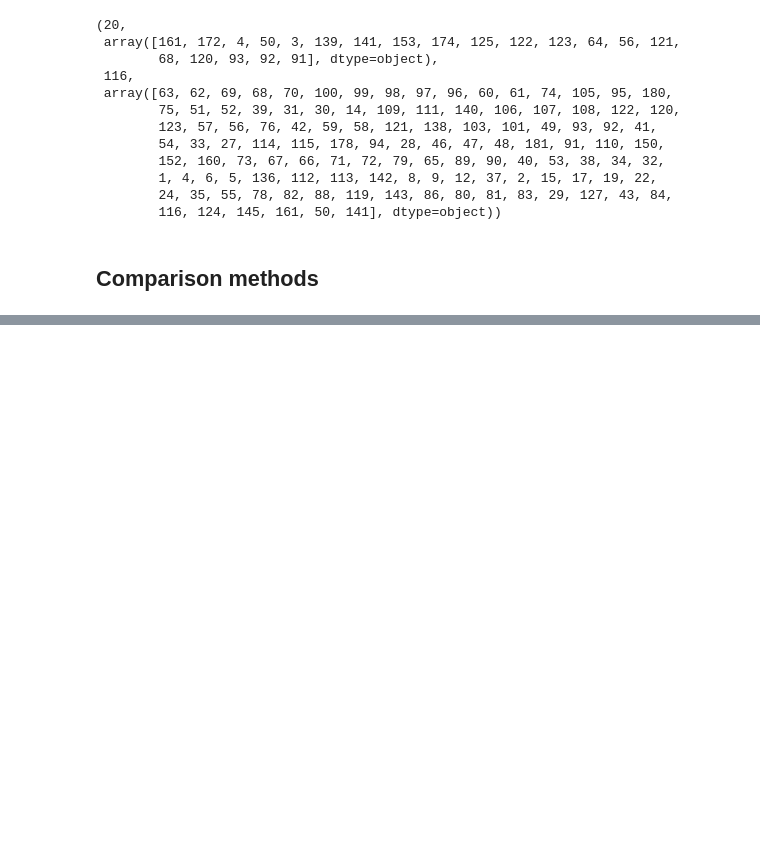
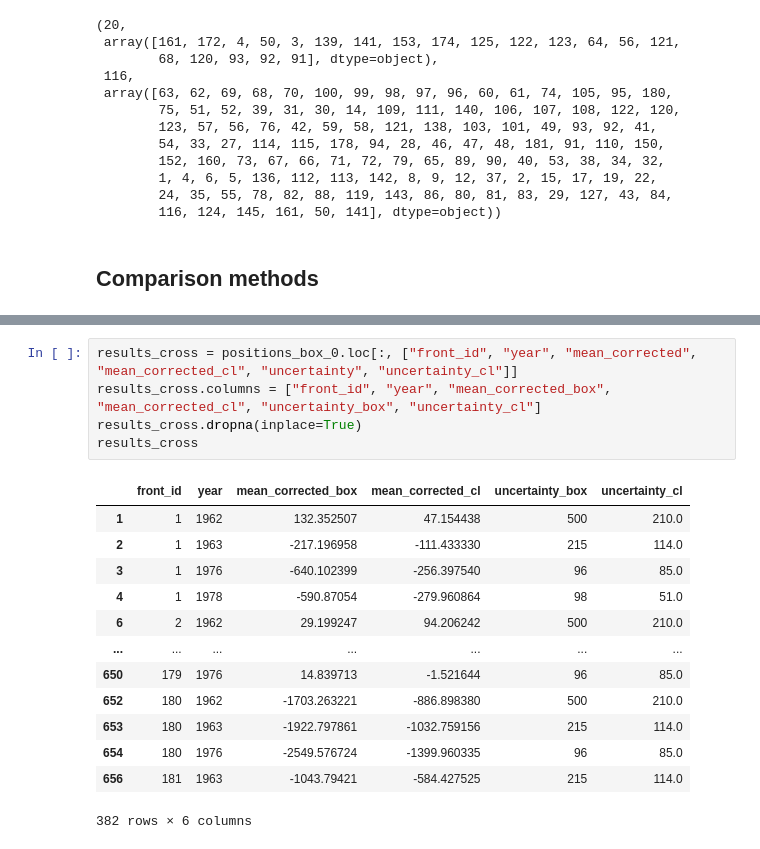
Before and after one commit to lorisdanjou/Svalbard_calving_fronts_1936-1978_data_analysis, a Jupyter notebook: results.ipynb, the cells around one changed output, grey strips where cells are left out. Drawn from its saved outputs; the diff is of its cells as text; blank space fills up the shorter version.

```diff
--- a/results.ipynb
+++ b/results.ipynb
@@ -2044,0 +2036,19 @@ lr.slope, lr.rvalue, lr.intercept
+# %%
+results_cross = positions_box_0.loc[:, ["front_id", "year", "mean_corrected", "mean_corrected_cl", "uncertainty", "uncertainty_cl"]]
+results_cross.columns = ["front_id", "year", "mean_corrected_box", "mean_corrected_cl", "uncertainty_box", "uncertainty_cl"]
+results_cross.dropna(inplace=True)
+results_cross
+# %% [output]
+|  | front_id | year | mean_corrected_box | mean_corrected_cl | uncertainty_box | uncertainty_cl |
+| 1 | 1 | 1962 | 132.352507 | 47.154438 | 500 | 210.0 |
+| 2 | 1 | 1963 | -217.196958 | -111.433330 | 215 | 114.0 |
+| 3 | 1 | 1976 | -640.102399 | -256.397540 | 96 | 85.0 |
+| 4 | 1 | 1978 | -590.87054 | -279.960864 | 98 | 51.0 |
+| 6 | 2 | 1962 | 29.199247 | 94.206242 | 500 | 210.0 |
+| ... | ... | ... | ... | ... | ... | ... |
+| 650 | 179 | 1976 | 14.839713 | -1.521644 | 96 | 85.0 |
+| 652 | 180 | 1962 | -1703.263221 | -886.898380 | 500 | 210.0 |
+| 653 | 180 | 1963 | -1922.797861 | -1032.759156 | 215 | 114.0 |
+| 654 | 180 | 1976 | -2549.576724 | -1399.960335 | 96 | 85.0 |
+| 656 | 181 | 1963 | -1043.79421 | -584.427525 | 215 | 114.0 |
+382 rows × 6 columns
```
Also changed, not shown: parts of 6 cells of this notebook, 1 other file.
